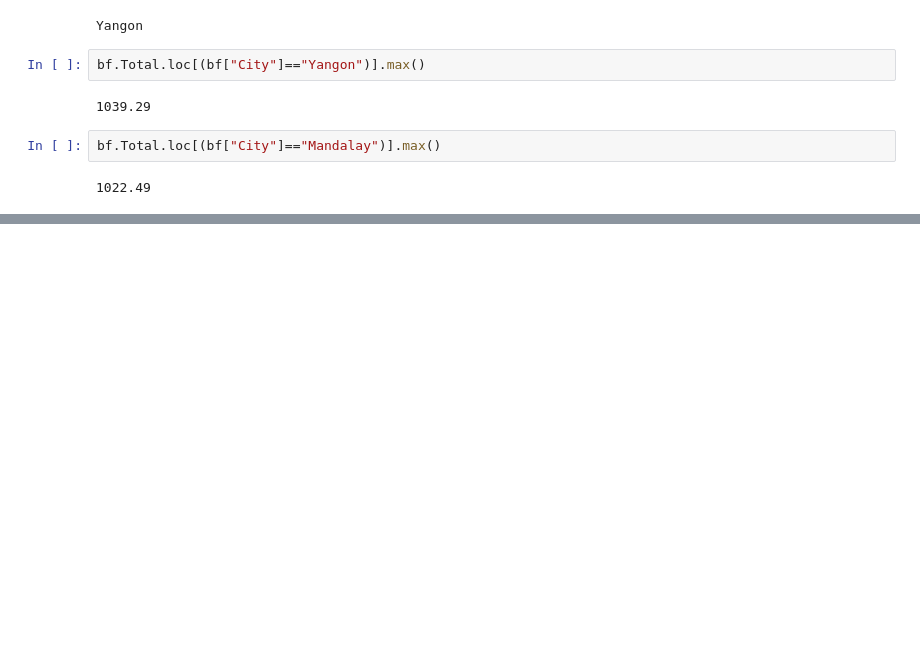
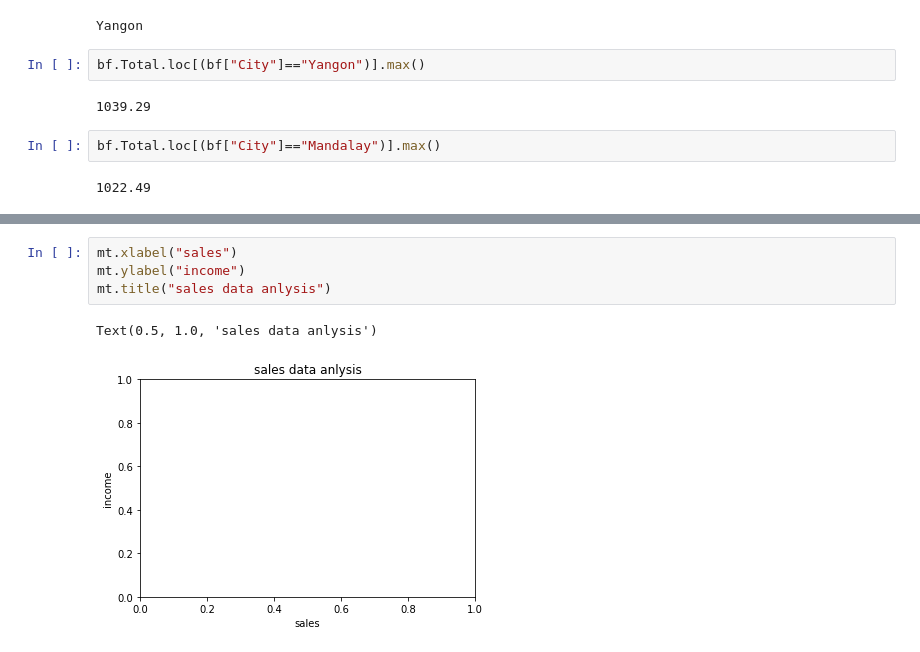
Before and after one commit to mani456256/INT213-K19PV-, a Jupyter notebook: data_anlyisis.ipynb, the cells around one changed output, grey strips where cells are left out. Drawn from its saved outputs; the diff is of its cells as text; blank space fills up the shorter version.

```diff
--- a/data_anlyisis.ipynb
+++ b/data_anlyisis.ipynb
@@ -169,0 +189,7 @@ bf.Total.loc[(bf["City"]=="Mandalay")].max()
+# %%
+mt.xlabel("sales")
+mt.ylabel("income")
+mt.title("sales data anlysis")
+# %% [output]
+Text(0.5, 1.0, 'sales data anlysis')
+[figure, added]
```
Also changed, not shown: parts of 15 cells of this notebook.
